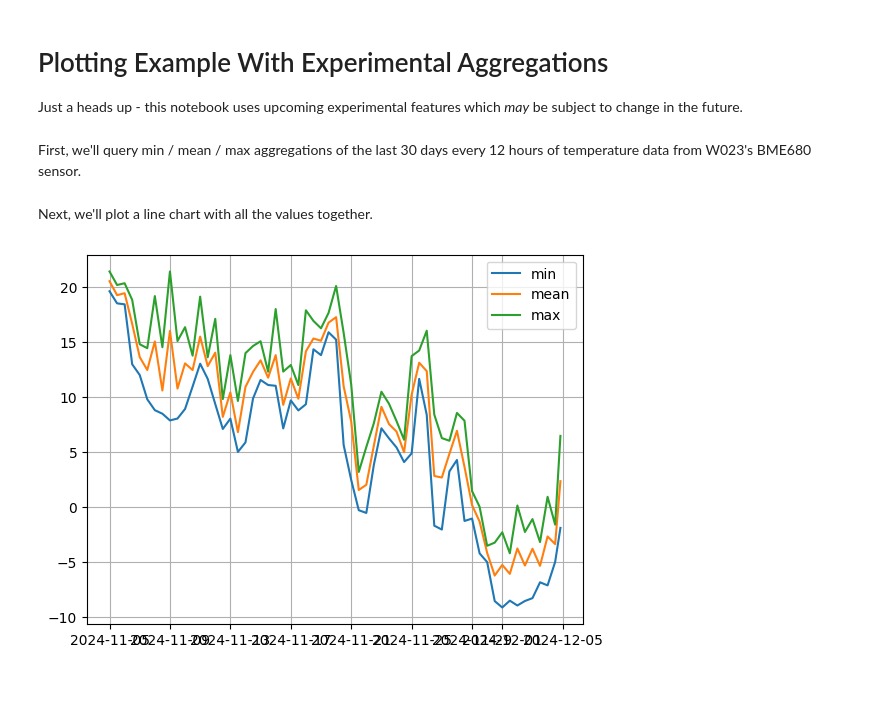
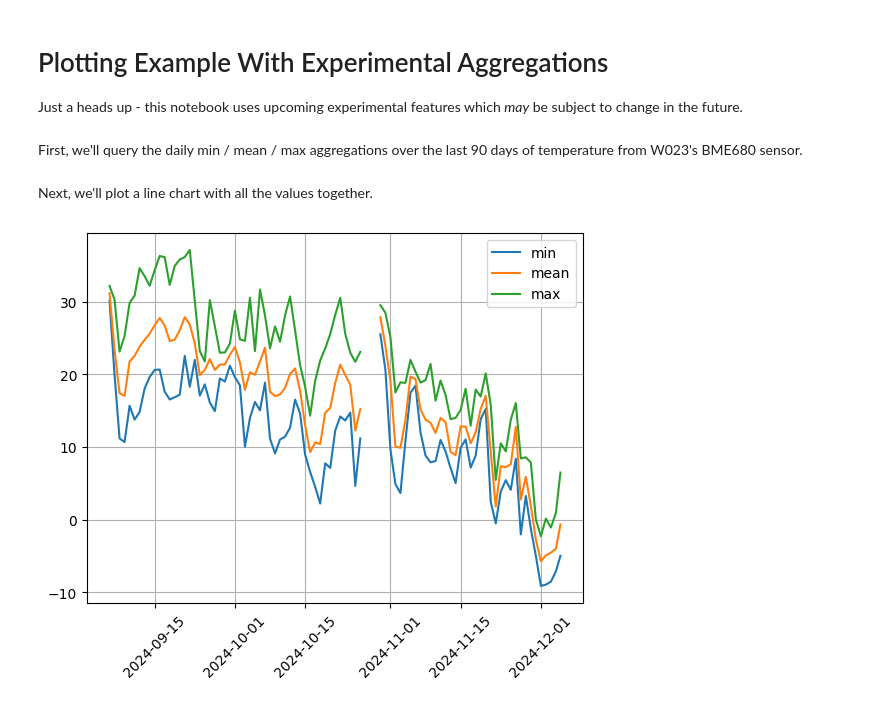
Before and after one commit to sagecontinuum/sage-data-client, a Jupyter notebook: examples/plotting_example_with_experimental_aggregations.ipynb, the cells around one changed output. Cells and saved outputs as stored; diff of their text form; code cells hidden in the pictures.

Commit message:
cleaned up plot

```diff
--- a/examples/plotting_example_with_experimental_aggregations.ipynb
+++ b/examples/plotting_example_with_experimental_aggregations.ipynb
@@ -6,49 +6,50 @@ Just a heads up - this notebook uses upcoming experimental features which _may_
 import sage_data_client
 import matplotlib.pyplot as plt
 # %% [markdown]
-First, we'll query min / mean / max aggregations of the last 30 days every 12 hours of temperature data from W023's BME680 sensor.
+First, we'll query the daily min / mean / max aggregations over the last 90 days of temperature from W023's BME680 sensor.
 # %%
 df_min = sage_data_client.query(
-    start="-30d",
+    start="-90d",
     filter={
         "name": "env.temperature",
         "vsn": "W023",
         "sensor": "bme680",
     },
     experimental_func="min",
-    experimental_window="12h",
+    experimental_window="1d",
 )
 
 df_mean = sage_data_client.query(
-    start="-30d",
+    start="-90d",
     filter={
         "name": "env.temperature",
         "vsn": "W023",
         "sensor": "bme680",
     },
     experimental_func="mean",
-    experimental_window="12h",
+    experimental_window="1d",
 )
 
 df_max = sage_data_client.query(
-    start="-30d",
+    start="-90d",
     filter={
         "name": "env.temperature",
         "vsn": "W023",
         "sensor": "bme680",
     },
     experimental_func="max",
-    experimental_window="12h",
+    experimental_window="1d",
 )
 # %% [markdown]
 Next, we'll plot a line chart with all the values together.
 # %%
 plt.figure()
 plt.plot(df_min["timestamp"], df_min["value"], label="min")
 plt.plot(df_mean["timestamp"], df_mean["value"], label="mean")
 plt.plot(df_max["timestamp"], df_max["value"], label="max")
+plt.xticks(rotation=45)
 plt.legend()
 plt.grid(True)
 plt.show()
 # %% [output]
-[figure, old version]
+[figure, new version]
```
